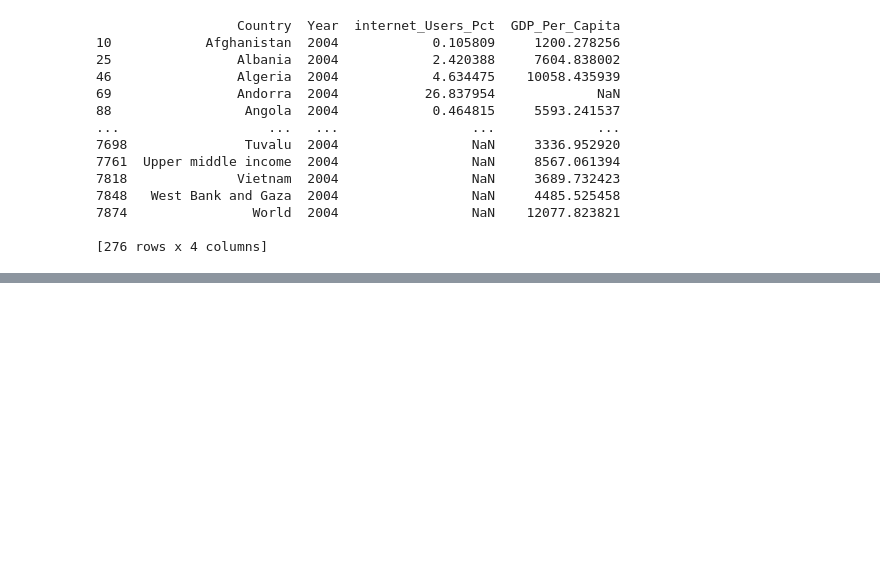
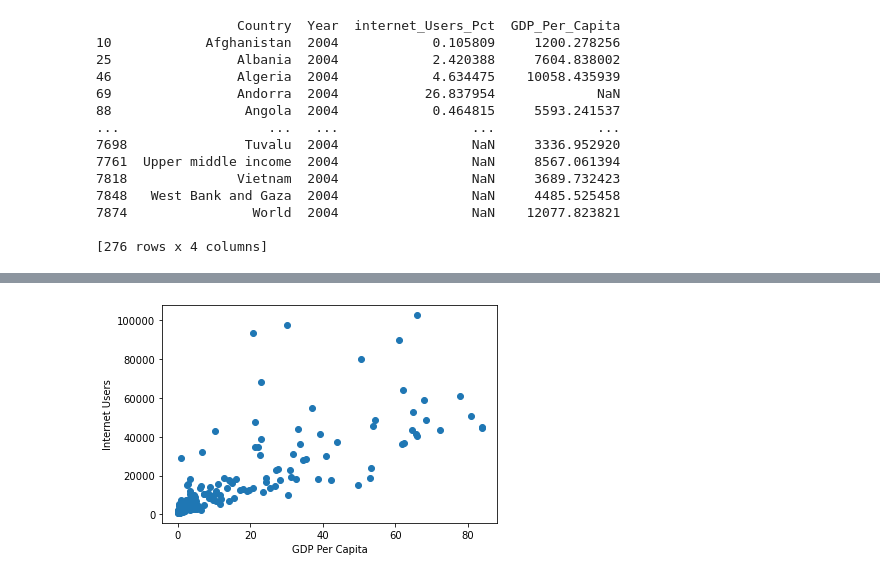
Before and after one commit to NSS-Data-Analytics-Cohort-7/gdp-and-internet-usage-Tyost24, a Jupyter notebook: Notebooks/GDP_Internet_Usage.ipynb, the cells around one changed output, grey strips where cells are left out. Saved outputs shown, nothing was run; the diff lists cells and outputs as text; code cells hidden in the pictures; blank space fills up the shorter version.

```diff
--- a/Notebooks/GDP_Internet_Usage.ipynb
+++ b/Notebooks/GDP_Internet_Usage.ipynb
@@ -418,0 +450,7 @@ Name: 1069, dtype: object
+# %%
+plt.scatter(df2004.internet_Users_Pct, df2004.GDP_Per_Capita)
+plt.xlabel('GDP Per Capita')
+plt.ylabel('Internet Users')
+plt.show()
+# %% [output]
+[figure, added]
```
Also changed, not shown: parts of 48 cells of this notebook.
